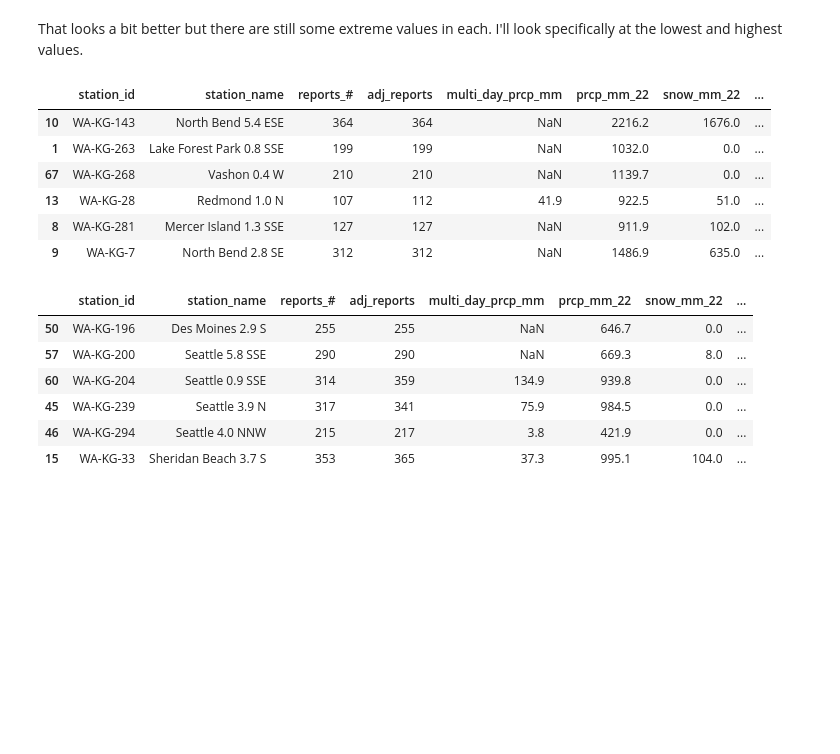
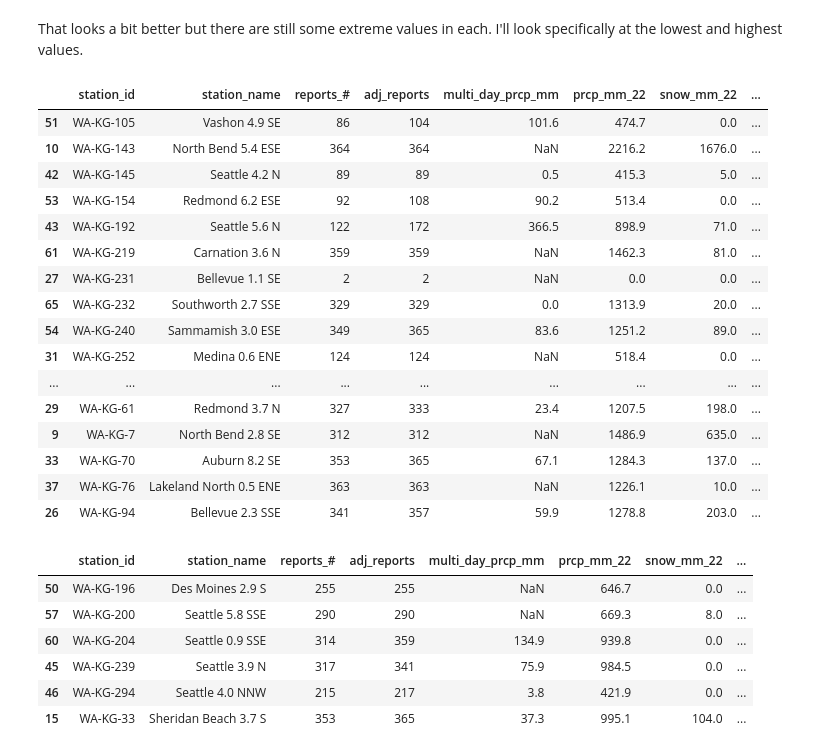
Before and after one commit to BrettlyCD/seattle-trees-project, a Jupyter notebook: notebooks/02_exploratory_data_analysis.ipynb, the cells around one changed output. Saved outputs shown, nothing was run; the diff lists cells and outputs as text; code cells hidden in the pictures; blank space fills up the shorter version.

```diff
--- a/notebooks/02_exploratory_data_analysis.ipynb
+++ b/notebooks/02_exploratory_data_analysis.ipynb
@@ -422,19 +422,32 @@ plt.show()
 # %% [markdown]
 That looks a bit better but there are still some extreme values in each. I'll look specifically at the lowest and highest values.
 # %%
+#I've been getting a weird added text before my station_id, so this will clean that up for use later
+prcp_22['station_id'] = prcp_22['station_id'].str.split().str.join(' ')
+
 #Create another unique df with my fields in question
-unique_updated = prcp_22[['station_id','station_name','reports_#','adj_reports','multi_day_prcp_mm','prcp_mm_22','snow_mm_22','norm_prcp_daily_avg','norm_snow_daily_avg','norm_prcp_mm_total','norm_snow_mm_total']].drop_duplicates()
+unique_updated = prcp_22[['station_id','station_name','reports_#','adj_reports','multi_day_prcp_mm','prcp_mm_22','snow_mm_22','nearest_complete','norm_prcp_daily_avg','norm_snow_daily_avg','norm_prcp_mm_total','norm_snow_mm_total']].drop_duplicates()
 
-#Now let's recheck values, this time above 1,500
-unique_updated[(unique_updated['norm_prcp_mm_total'] > 1500.0)].sort_values('station_id')
+#Now let's recheck values, this time above 1,200 -> seeing this come up as a more likely 3rdQuartile for Seattle related locations
+unique_updated[(unique_updated['norm_prcp_mm_total'] > 1200.0)].sort_values('station_id')
 # %% [output]
 |  | station_id | station_name | reports_# | adj_reports | multi_day_prcp_mm | prcp_mm_22 | snow_mm_22 | ... |
+| 51 | WA-KG-105 | Vashon 4.9 SE | 86 | 104 | 101.6 | 474.7 | 0.0 | ... |
 | 10 | WA-KG-143 | North Bend 5.4 ESE | 364 | 364 | NaN | 2216.2 | 1676.0 | ... |
-| 1 | WA-KG-263 | Lake Forest Park 0.8 SSE | 199 | 199 | NaN | 1032.0 | 0.0 | ... |
-| 67 | WA-KG-268 | Vashon 0.4 W | 210 | 210 | NaN | 1139.7 | 0.0 | ... |
-| 13 | WA-KG-28 | Redmond 1.0 N | 107 | 112 | 41.9 | 922.5 | 51.0 | ... |
-| 8 | WA-KG-281 | Mercer Island 1.3 SSE | 127 | 127 | NaN | 911.9 | 102.0 | ... |
+| 42 | WA-KG-145 | Seattle 4.2 N | 89 | 89 | 0.5 | 415.3 | 5.0 | ... |
+| 53 | WA-KG-154 | Redmond 6.2 ESE | 92 | 108 | 90.2 | 513.4 | 0.0 | ... |
+| 43 | WA-KG-192 | Seattle 5.6 N | 122 | 172 | 366.5 | 898.9 | 71.0 | ... |
+| 61 | WA-KG-219 | Carnation 3.6 N | 359 | 359 | NaN | 1462.3 | 81.0 | ... |
+| 27 | WA-KG-231 | Bellevue 1.1 SE | 2 | 2 | NaN | 0.0 | 0.0 | ... |
+| 65 | WA-KG-232 | Southworth 2.7 SSE | 329 | 329 | 0.0 | 1313.9 | 20.0 | ... |
+| 54 | WA-KG-240 | Sammamish 3.0 ESE | 349 | 365 | 83.6 | 1251.2 | 89.0 | ... |
+| 31 | WA-KG-252 | Medina 0.6 ENE | 124 | 124 | NaN | 518.4 | 0.0 | ... |
+| ... | ... | ... | ... | ... | ... | ... | ... | ... |
+| 29 | WA-KG-61 | Redmond 3.7 N | 327 | 333 | 23.4 | 1207.5 | 198.0 | ... |
 | 9 | WA-KG-7 | North Bend 2.8 SE | 312 | 312 | NaN | 1486.9 | 635.0 | ... |
+| 33 | WA-KG-70 | Auburn 8.2 SE | 353 | 365 | 67.1 | 1284.3 | 137.0 | ... |
+| 37 | WA-KG-76 | Lakeland North 0.5 ENE | 363 | 363 | NaN | 1226.1 | 10.0 | ... |
+| 26 | WA-KG-94 | Bellevue 2.3 SSE | 341 | 357 | 59.9 | 1278.8 | 203.0 | ... |
 # %%
 #how about abnormally low values below the min of our more complete values?
 unique_updated[(unique_updated['norm_prcp_mm_total'] < 1000)].sort_values('station_id')
```
Also changed, not shown: parts of 23 cells of this notebook.
